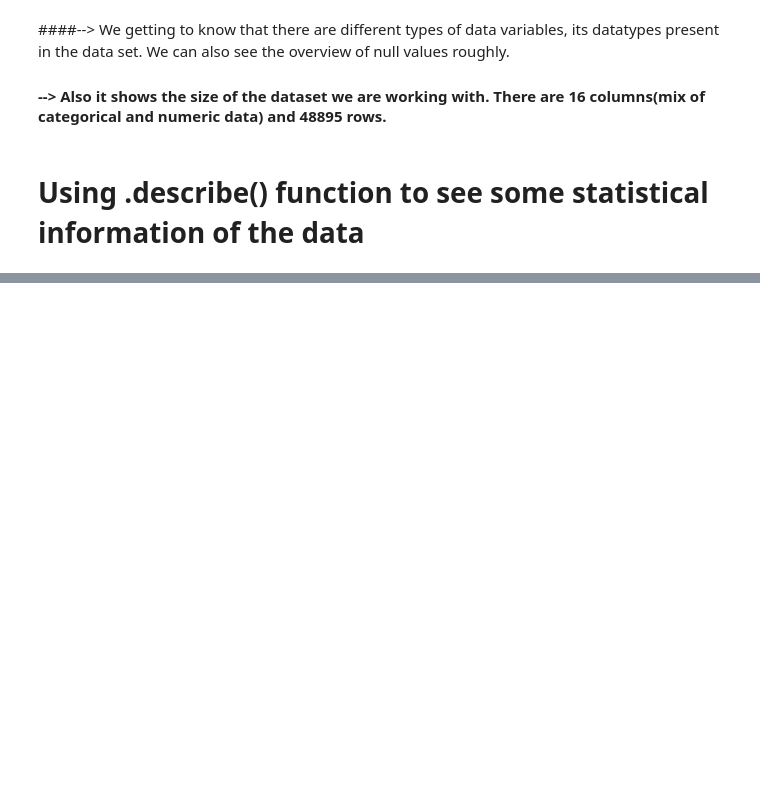
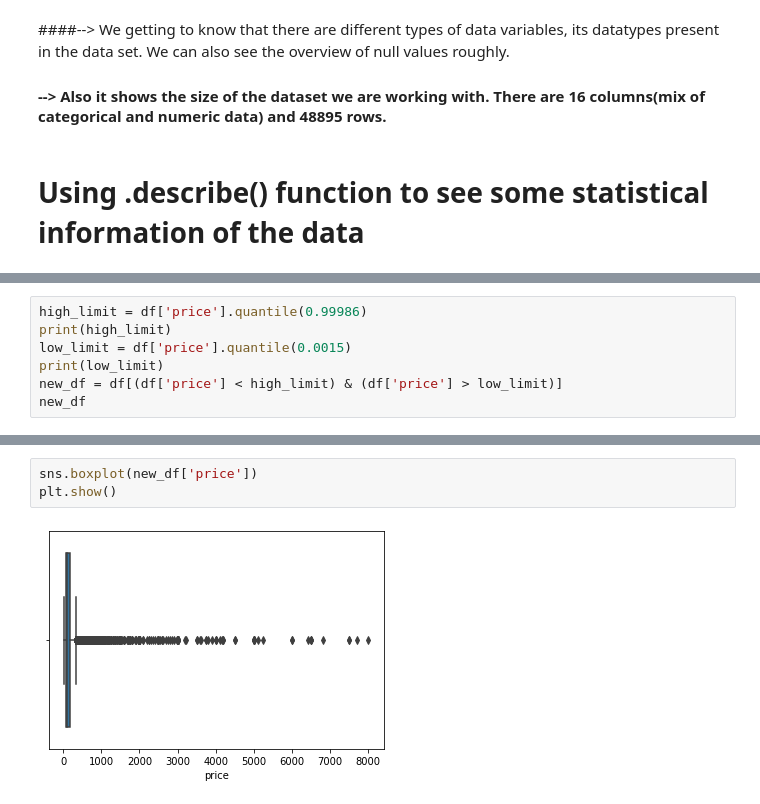
Before and after one commit to navinsambari123/Airbnb-EDA-Project, a Jupyter notebook: Airbnb_Bookings_Analysis_Capstone_Project.ipynb, the cells around one changed output, grey strips where cells are left out. Saved outputs shown, nothing was run; the diff lists cells and outputs as text; blank space fills up the shorter version.

```diff
--- a/Airbnb_Bookings_Analysis_Capstone_Project.ipynb
+++ b/Airbnb_Bookings_Analysis_Capstone_Project.ipynb
@@ -95,0 +207,7 @@ df.describe()
+# %%
+high_limit = df['price'].quantile(0.99986)
+print(high_limit)
+low_limit = df['price'].quantile(0.0015)
+print(low_limit)
+new_df = df[(df['price'] < high_limit) & (df['price'] > low_limit)]
+new_df
@@ -95,0 +230,5 @@ df.describe()
+# %%
+sns.boxplot(new_df['price'])
+plt.show()
+# %% [output]
+[figure, added]
```
Also changed, not shown: parts of 22 cells of this notebook.
